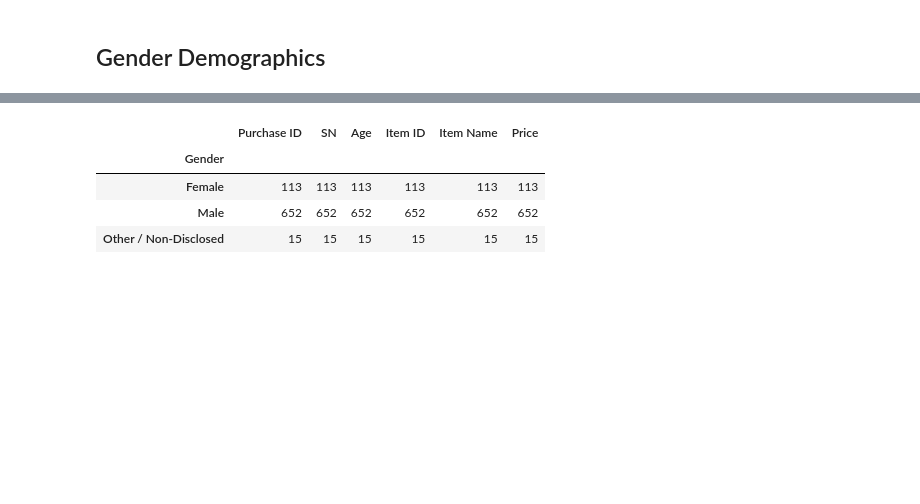
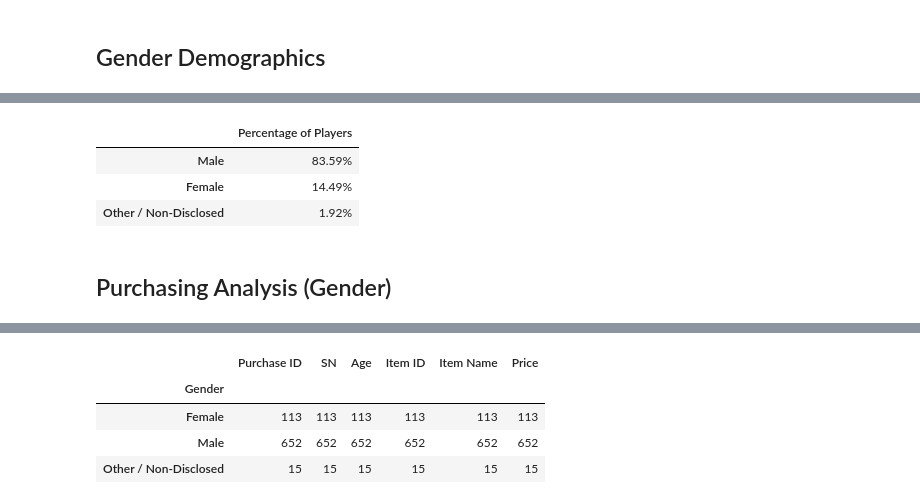
Before and after one commit to IrinaUX/pandas-challenge, a Jupyter notebook: HeroesOfPymoli/HeroesOfPymoli_1-7_Assembled.ipynb, the cells around one changed output, grey strips where cells are left out. Drawn from its saved outputs; the diff is of its cells as text; code cells hidden in the pictures; blank space fills up the shorter version.

Commit message:
Add demographics analysis to the assembled 1-7 chapter ipynb file.

```diff
--- a/HeroesOfPymoli/HeroesOfPymoli_1-7_Assembled.ipynb
+++ b/HeroesOfPymoli/HeroesOfPymoli_1-7_Assembled.ipynb
@@ -141,0 +143,14 @@ writer.save()
+# %%
+# Use value_counts() method to display the player count by gender and calculate the percentage per gender:
+players_perc = (purchase_df["Gender"].value_counts() / purchase_df["Gender"].count())
+table_gender = pd.DataFrame({'Percentage of Players': players_perc})
+table_gender["Percentage of Players"] = players_perc
+
+# Format the values:
+table_gender["Percentage of Players"] = pd.Series(["{0:.2f}%".format(val * 100) for val in table_gender['Percentage of Players']], index = table_gender.index)
+table_gender
+# %% [output]
+|  | Percentage of Players |
+| Male | 83.59% |
+| Female | 14.49% |
+| Other / Non-Disclosed | 1.92% |
@@ -141,0 +165,2 @@ writer.save()
+# %% [markdown]
+## Purchasing Analysis (Gender)
```
Also changed, not shown: parts of 52 cells of this notebook, 11 other files.
